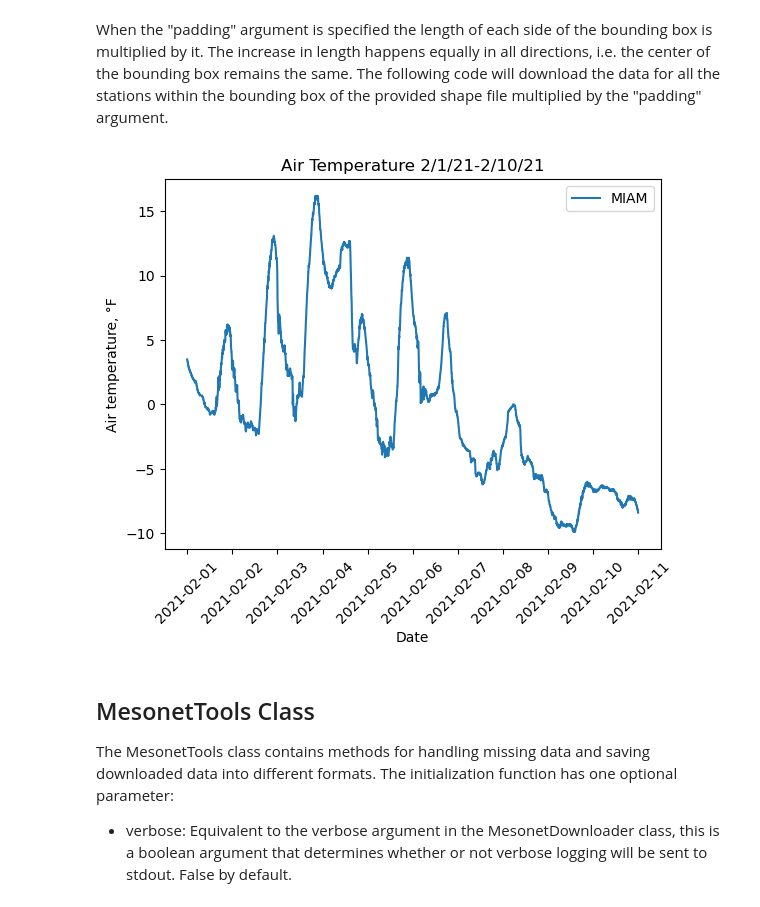
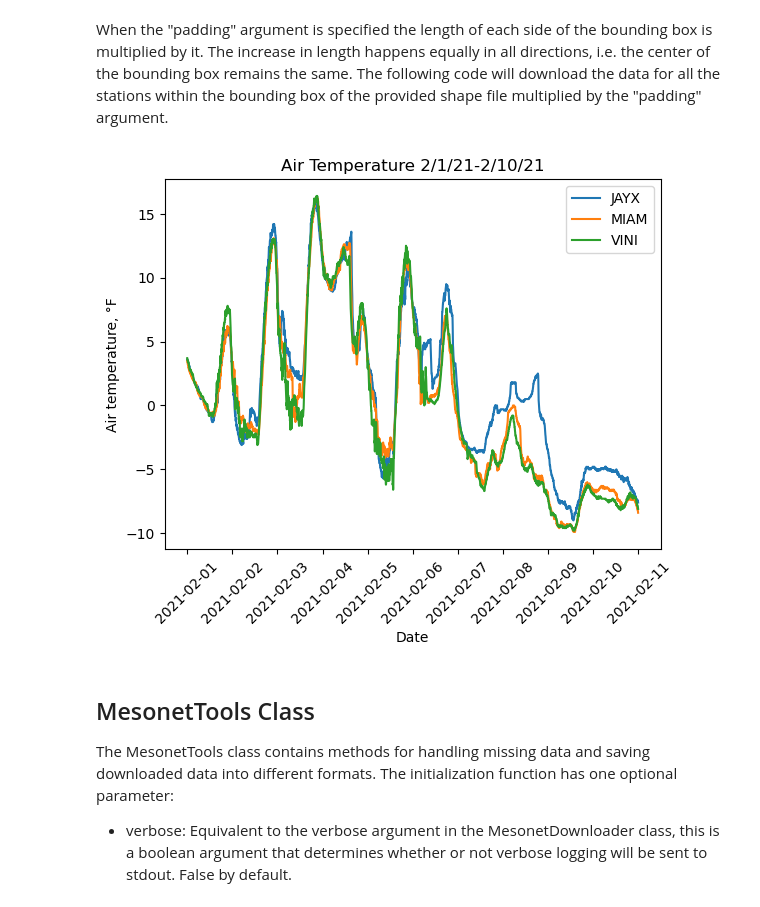
Before and after one commit to bjrubinstein/okmesopy, a Jupyter notebook: examples/examples.ipynb, the cells around one changed output. Cells and saved outputs as stored; diff of their text form; code cells hidden in the pictures.

```diff
--- a/examples/examples.ipynb
+++ b/examples/examples.ipynb
@@ -62,6 +61,6 @@ All of MesonetDownloader's download functions require a start and end date as da
 # %%
-start_date = date(2021, 2, 1)
-end_date = date(2021, 2, 10)
+start_date = datetime(2021, 2, 1)
+end_date = datetime(2021, 2, 10)
 # %% [markdown]
 **download_station_data(stid,start_date,end_date)** is the most basic download function. It downloads all the data for a single station over the time period from start_date to end_date. The stid argument is case insensitive.
 
@@ -86,7 +87,7 @@ The following code will download the data for all stations within the specified
 bbox = [-96.5,34,-96,35]
 bbox_data = downloader.download_bounding_box(bbox,start_date,end_date)
 for key in bbox_data:
-    plt.plot(bbox_data[key]['DATETIME'],bbox_data[key]['TAIR'],label=key)
+    plt.plot(bbox_data[key].index,bbox_data[key]['TAIR'],label=key)
 plt.title('Air Temperature 2/1/21-2/10/21')
 plt.xlabel('Date')
 plt.ylabel('Air temperature, °F')
@@ -158,19 +159,19 @@ Try increasing the padding argument.
 # %% [markdown]
 When the "padding" argument is specified the length of each side of the bounding box is multiplied by it. The increase in length happens equally in all directions, i.e. the center of the bounding box remains the same. The following code will download the data for all the stations within the bounding box of the provided shape file multiplied by the "padding" argument.
 # %%
-padding = 2
-downloader.verbose = False
+padding = 3
+downloader.verbose = True
 obj_data = downloader.download_shape_object(sf,start_date,end_date,padding)
 sf.close()
 for key in obj_data:
-    plt.plot(obj_data[key]['DATETIME'],obj_data[key]['TAIR'],label=key)
+    plt.plot(obj_data[key].index,obj_data[key]['TAIR'],label=key)
 plt.title('Air Temperature 2/1/21-2/10/21')
 plt.xlabel('Date')
 plt.ylabel('Air temperature, °F')
 plt.legend()
 ticks = plt.xticks(rotation = 45)
 # %% [output]
-[figure, old version]
+[figure, new version]
 # %% [markdown]
 ## MesonetTools Class
 The MesonetTools class contains methods for handling missing data and saving downloaded data into different formats. The initialization function has one optional parameter:
```
Also changed, not shown: parts of 11 cells of this notebook, 5 other files.
